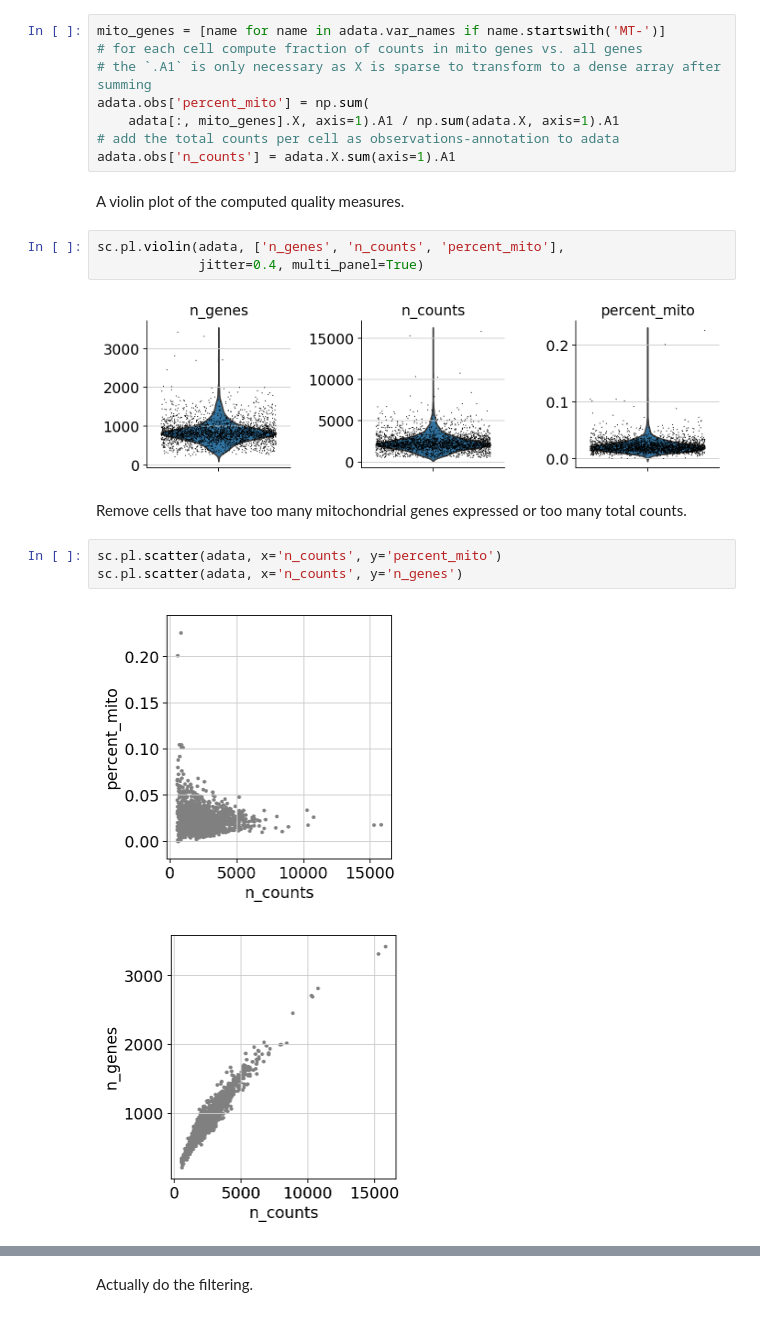
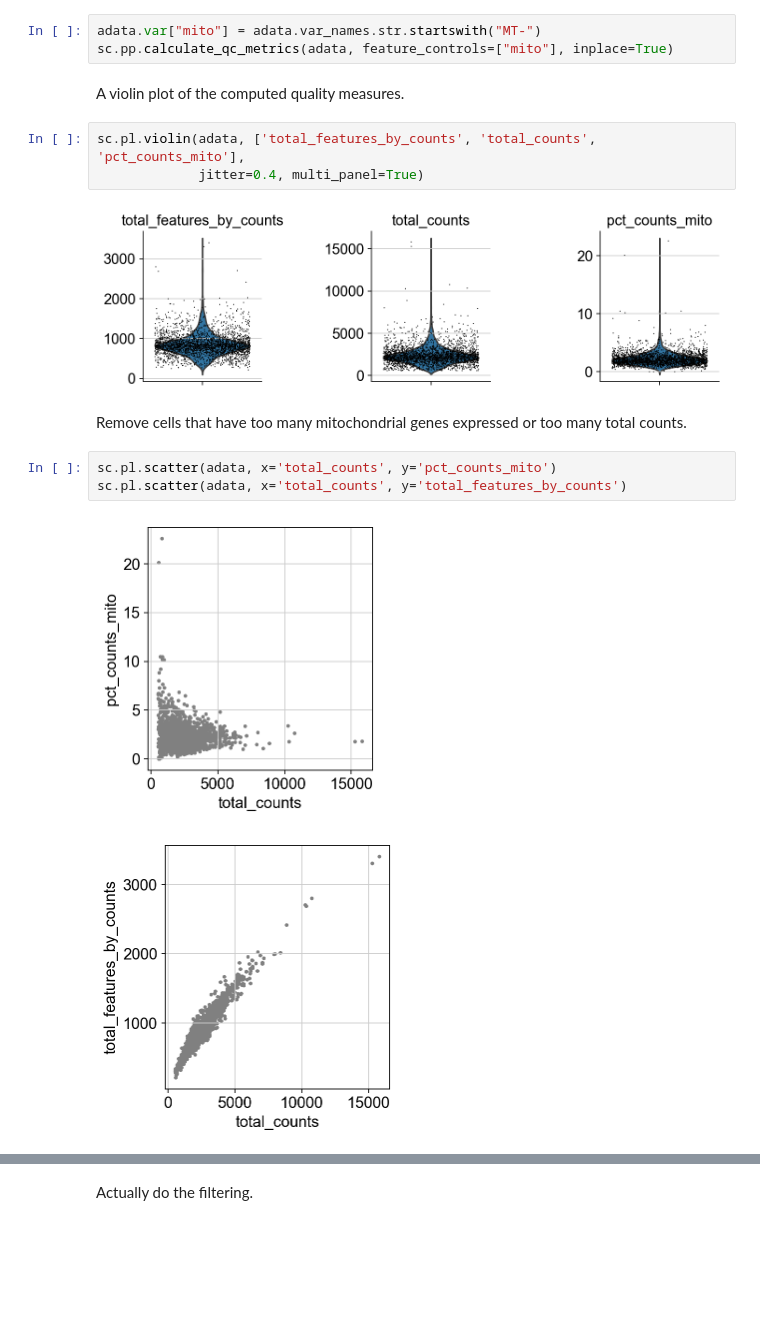
Before and after one commit to scverse/scanpy_usage, a Jupyter notebook: 170505_seurat/seurat.ipynb, the cells around one changed output, grey strips where cells are left out. Saved outputs shown, nothing was run; the diff lists cells and outputs as text; blank space fills up the shorter version.

Commit message:
Use calculate_qc_metrics in seurat clustering example

```diff
--- a/170505_seurat/seurat.ipynb
+++ b/170505_seurat/seurat.ipynb
@@ -45,29 +45,24 @@ Plot some information about mitochondrial genes, important for quality control.
 
 Citing from "Simple Single Cell" workflows [(Lun, McCarthy & Marioni, 2017)](https://master.bioconductor.org/packages/release/workflows/html/simpleSingleCell.html#examining-gene-level-metrics):
 > High proportions are indicative of poor-quality cells (Islam et al. 2014; Ilicic et al. 2016), possibly because of loss of cytoplasmic RNA from perforated cells. The reasoning is that mitochondria are larger than individual transcript molecules and less likely to escape through tears in the cell membrane.
-# %%
-mito_genes = [name for name in adata.var_names if name.startswith('MT-')]
-# for each cell compute fraction of counts in mito genes vs. all genes
-# the `.A1` is only necessary as X is sparse to transform to a dense array after summing
-adata.obs['percent_mito'] = np.sum(
-    adata[:, mito_genes].X, axis=1).A1 / np.sum(adata.X, axis=1).A1
-# add the total counts per cell as observations-annotation to adata
-adata.obs['n_counts'] = adata.X.sum(axis=1).A1
+# %%
+adata.var["mito"] = adata.var_names.str.startswith("MT-")
+sc.pp.calculate_qc_metrics(adata, feature_controls=["mito"], inplace=True)
 # %% [markdown]
 A violin plot of the computed quality measures.
 # %%
-sc.pl.violin(adata, ['n_genes', 'n_counts', 'percent_mito'],
+sc.pl.violin(adata, ['total_features_by_counts', 'total_counts', 'pct_counts_mito'],
              jitter=0.4, multi_panel=True)
 # %% [output]
-[figure, old version]
+[figure, new version]
 # %% [markdown]
 Remove cells that have too many mitochondrial genes expressed or too many total counts.
 # %%
-sc.pl.scatter(adata, x='n_counts', y='percent_mito')
-sc.pl.scatter(adata, x='n_counts', y='n_genes')
+sc.pl.scatter(adata, x='total_counts', y='pct_counts_mito')
+sc.pl.scatter(adata, x='total_counts', y='total_features_by_counts')
 # %% [output]
-[figure, old version]
+[figure, new version]
-[figure, old version]
+[figure, new version]
 # %%
 adata
 # %% [output]
```
Also changed, not shown: parts of 28 cells of this notebook.
